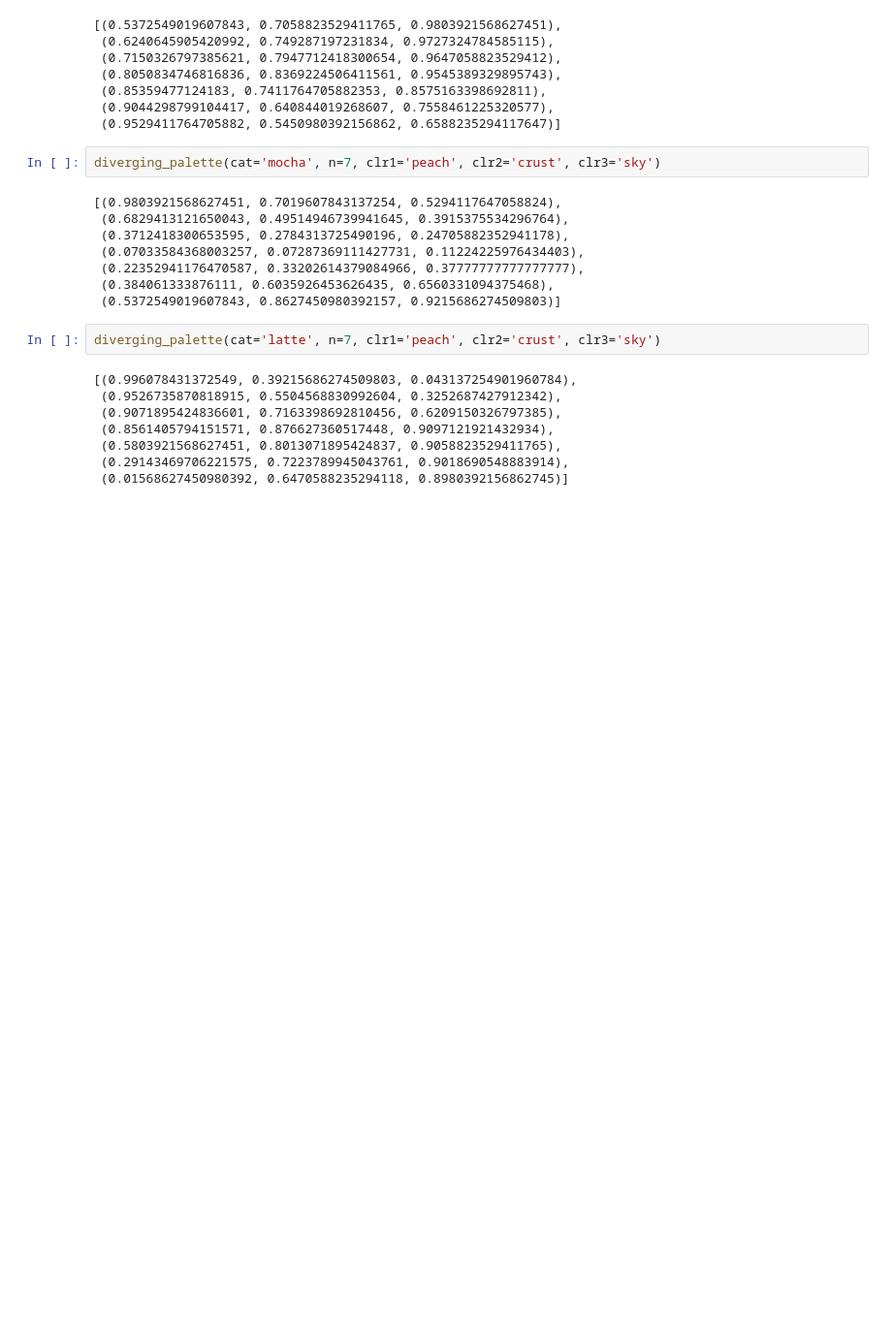
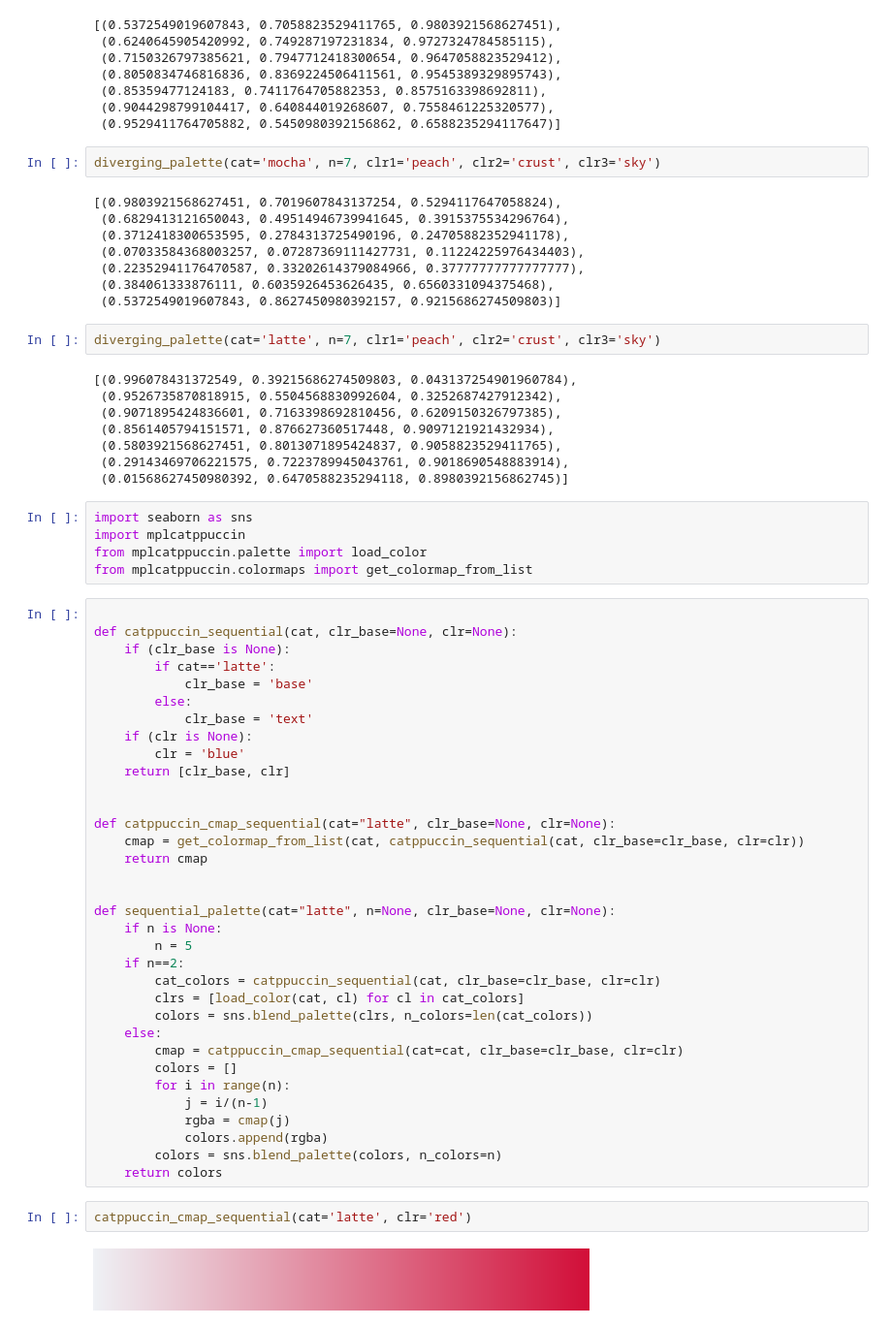
Before and after one commit to wcchin/catppuccin_palette, a Jupyter notebook: test.ipynb, the cells around one changed output. Shown at 97% size. Saved outputs shown, nothing was run; the diff lists cells and outputs as text; blank space fills up the shorter version.

```diff
--- a/test.ipynb
+++ b/test.ipynb
@@ -345,3 +481,46 @@ diverging_palette(cat='latte', n=7, clr1='peach', clr2='crust', clr3='sky')
  (0.5803921568627451, 0.8013071895424837, 0.9058823529411765),
  (0.29143469706221575, 0.7223789945043761, 0.9018690548883914),
  (0.01568627450980392, 0.6470588235294118, 0.8980392156862745)]
+# %%
+import seaborn as sns
+import mplcatppuccin
+from mplcatppuccin.palette import load_color
+from mplcatppuccin.colormaps import get_colormap_from_list
+# %%
+
+def catppuccin_sequential(cat, clr_base=None, clr=None):
+    if (clr_base is None):
+        if cat=='latte':
+            clr_base = 'base'
+        else:
+            clr_base = 'text'
+    if (clr is None):
+        clr = 'blue'
+    return [clr_base, clr]
+
+
+def catppuccin_cmap_sequential(cat="latte", clr_base=None, clr=None):
+    cmap = get_colormap_from_list(cat, catppuccin_sequential(cat, clr_base=clr_base, clr=clr))
+    return cmap
+
+
+def sequential_palette(cat="latte", n=None, clr_base=None, clr=None):
+    if n is None:
+        n = 5
+    if n==2:
+        cat_colors = catppuccin_sequential(cat, clr_base=clr_base, clr=clr)
+        clrs = [load_color(cat, cl) for cl in cat_colors]
+        colors = sns.blend_palette(clrs, n_colors=len(cat_colors))
+    else:
+        cmap = catppuccin_cmap_sequential(cat=cat, clr_base=clr_base, clr=clr)
+        colors = []
+        for i in range(n):
+            j = i/(n-1)
+            rgba = cmap(j)
+            colors.append(rgba)
+        colors = sns.blend_palette(colors, n_colors=n)
+    return colors
+# %%
+catppuccin_cmap_sequential(cat='latte', clr='red')
+# %% [output]
+[figure, added]
```
Also changed, not shown: parts of 53 cells of this notebook, 1 other file.
